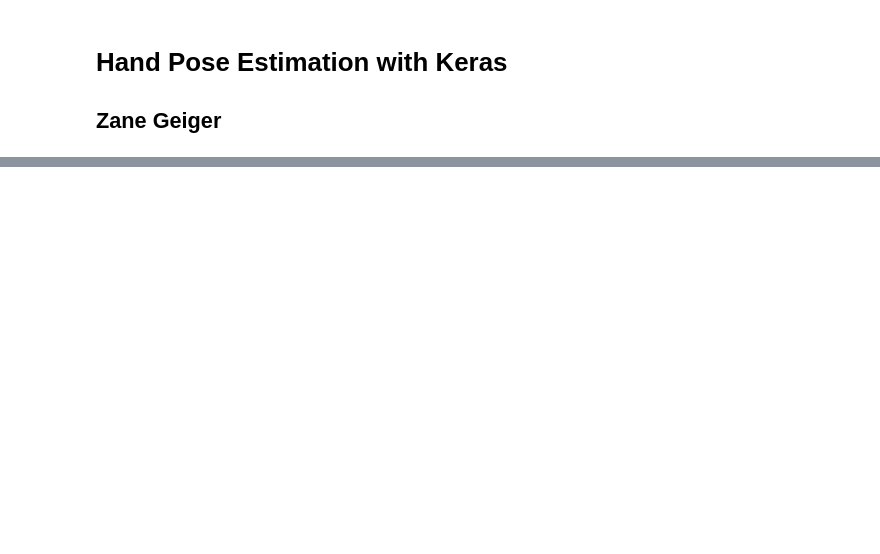
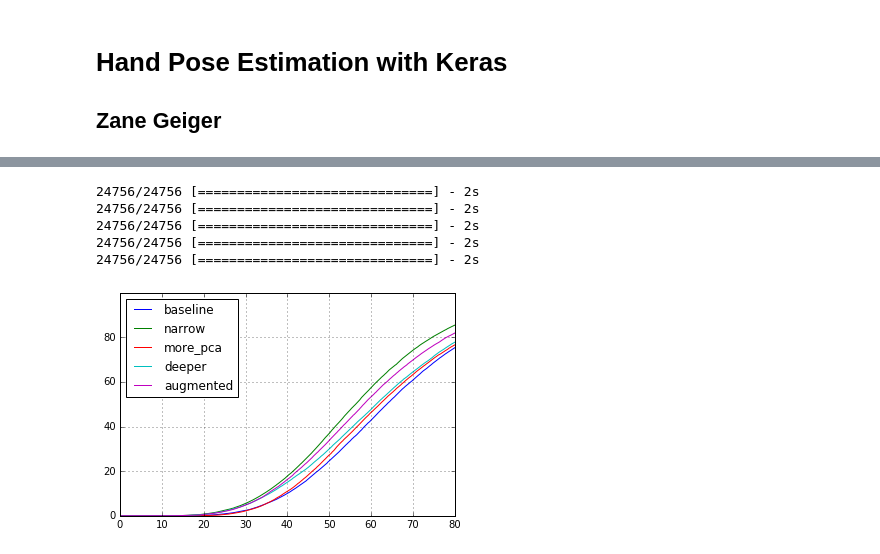
Before and after one commit to zanecodes/thesis, a Jupyter notebook: readme.ipynb, the cells around one changed output, grey strips where cells are left out. Cells and saved outputs as stored; diff of their text form; code cells hidden in the pictures; blank space fills up the shorter version.

```diff
--- a/readme.ipynb
+++ b/readme.ipynb
@@ -39,0 +179,19 @@ Each is a thoroughly documented IPython notebook, intended to be read as an inte
+# %%
+# Clip an image to the specified bounding box, translating its label accordingly
+# Bounding box should look like np.array([[x_1, y_1], [x_2, y_2]]), where
+# (x_1, y_1) are the coordinates of the lower left corner and
+# (x_2, y_2) are the coordinates of the upper right corner
+def clip(image, label, bounding_box):
+    label[::3]  -= bounding_box[0, 1]
+    label[1::3] -= bounding_box[0, 0]
+
+    image_box = np.array([[0, 0], image.shape[:-1]], dtype='int')
+
+    padding = np.array([image_box[0] - bounding_box[0], bounding_box[1] - image_box[1]]).clip(0)
+    bounding_box += padding[0]
+    padding = np.concatenate((padding.T, np.array([[0, 0]])))
+
+    image = np.pad(image, padding, 'edge')
+    image = image[slice(*bounding_box[:, 0]), slice(*bounding_box[:, 1])]
+
+    return image, label
@@ -39,0 +232,33 @@ Each is a thoroughly documented IPython notebook, intended to be read as an inte
+# %%
+def augment_batch(image_batch, label_batch, center_batch, scale_range=np.zeros(3), translate_range=np.zeros(3)):
+    image_batch, label_batch, center_batch = zip(*[augment(image, label, center, scale_range, translate_range) \
+                                     for image, label, center in zip(image_batch, label_batch, center_batch)])
+
+    return np.array(image_batch), np.array(label_batch), np.array(center_batch)
+# %%
+augmented_test_images, augmented_test_labels, augmented_test_centers = augment_batch(test_images, test_labels, test_centers, (0.2, 0.2, 0.2), (16, 16, 0.3))
+# %%
+plt.figure()
+plt.ylim([0., 100.])
+plt.yticks(np.arange(0, 100, 20))
+plt.grid()
+
+for model_name, model in models.items():
+    predictions = model.predict(augmented_test_images, 64, 1)
+
+    error = threshold(
+        uvd_to_xyz(denormalize(augmented_test_labels[:].reshape(-1, 14, 3), augmented_test_centers[:])),
+        uvd_to_xyz(denormalize(predictions.reshape(-1, 14, 3), augmented_test_centers[:])),
+        np.linspace(0, 80, 1000)
+    )
+
+    del predictions
+    plt.plot(np.linspace(0, 80, 1000), error * 100, label=model_name)
+    plt.legend(loc='upper left', bbox_to_anchor=(0, 1))
+# %% [output]
+24756/24756 [==============================] - 2s
+24756/24756 [==============================] - 2s
+24756/24756 [==============================] - 2s
+24756/24756 [==============================] - 2s
+24756/24756 [==============================] - 2s
+[figure, added]
```
Also changed, not shown: parts of 16 cells of this notebook, 3 other files.
